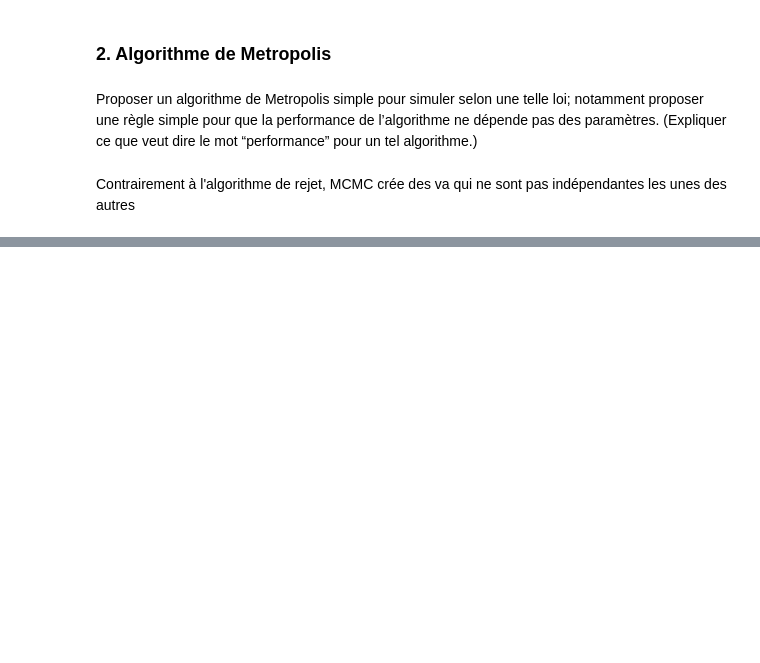
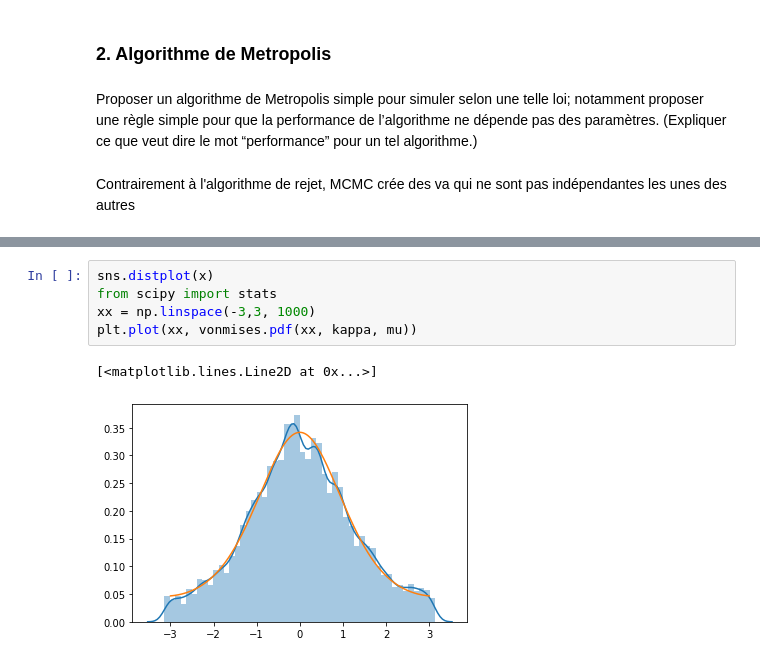
Before and after one commit to emanieluu/Projet_Monte_Carlo_ENSAE_2A_S2, a Jupyter notebook: Projet-Monte-Carlo.ipynb, the cells around one changed output, grey strips where cells are left out. Drawn from its saved outputs; the diff is of its cells as text; blank space fills up the shorter version.

```diff
--- a/Projet-Monte-Carlo.ipynb
+++ b/Projet-Monte-Carlo.ipynb
@@ -153,0 +180,8 @@ Contrairement à l'algorithme de rejet, MCMC crée des va qui ne sont pas indép
+# %%
+sns.distplot(x)
+from scipy import stats
+xx = np.linspace(-3,3, 1000)
+plt.plot(xx, vonmises.pdf(xx, kappa, mu))
+# %% [output]
+[<matplotlib.lines.Line2D at 0x...>]
+[figure, added]
```
Also changed, not shown: parts of 5 cells of this notebook.
